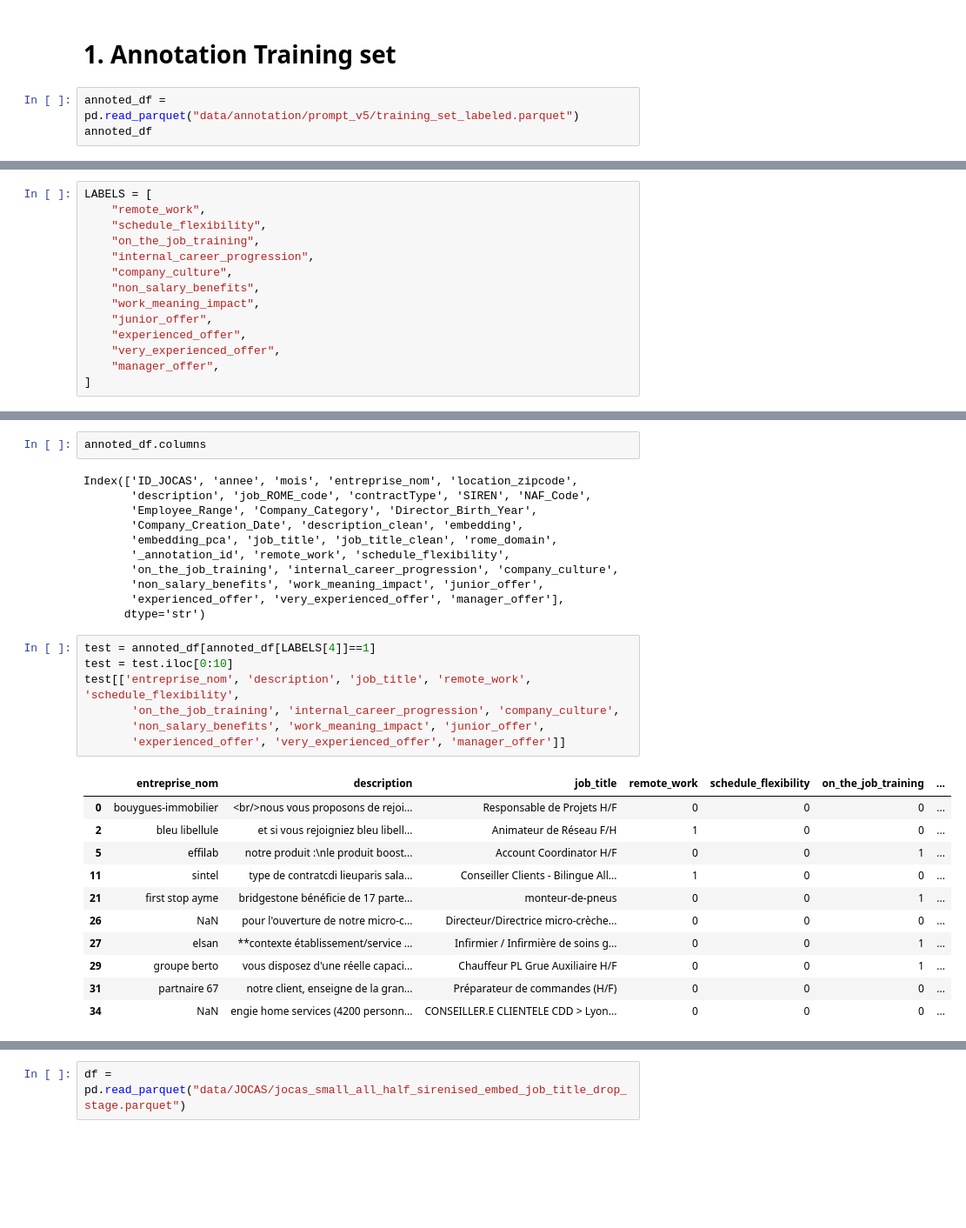
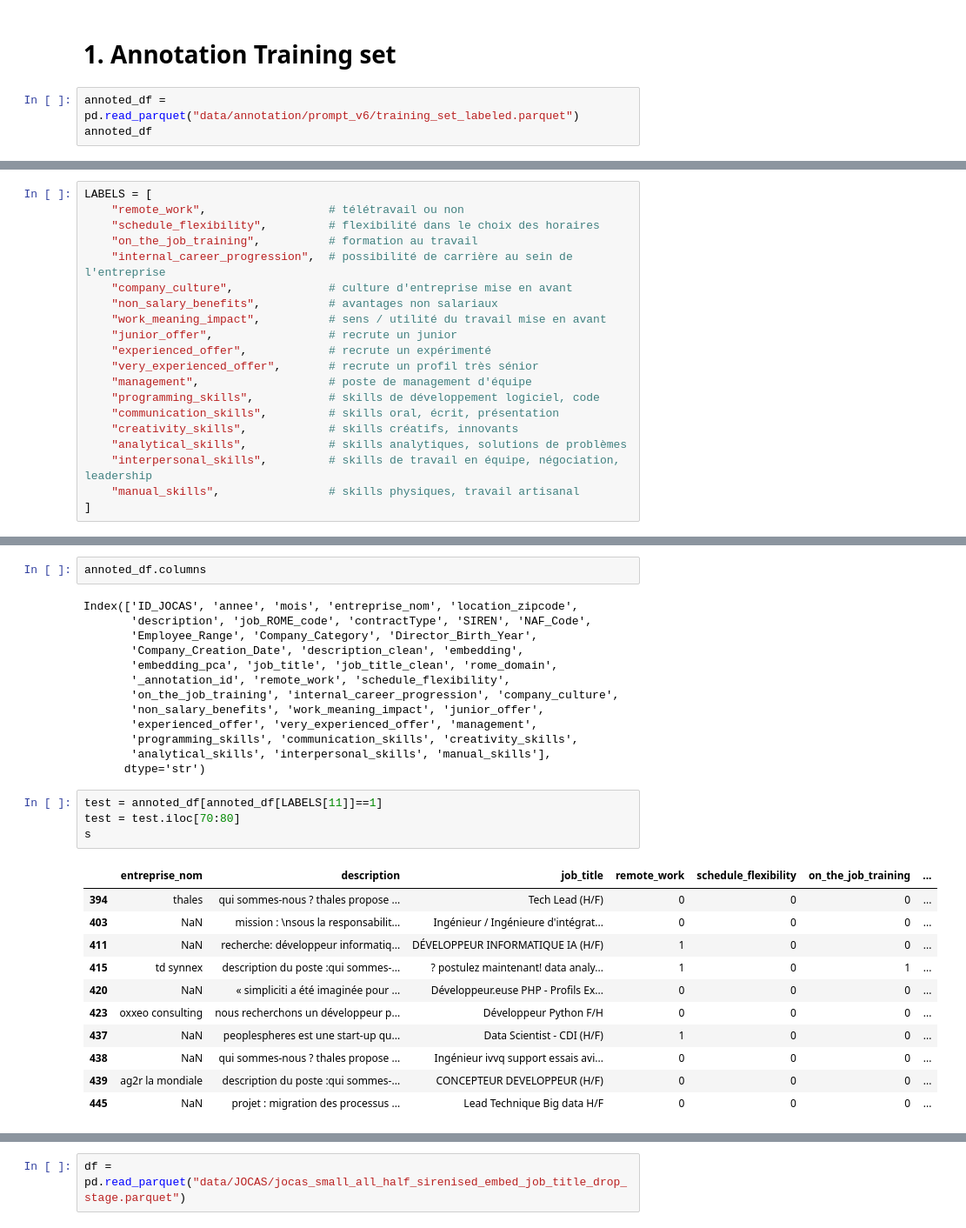
Before and after one commit to blengereau/job_postings, a Jupyter notebook: offer_detection.ipynb, the cells around one changed output, grey strips where cells are left out. Shown at 87% size. Drawn from its saved outputs; the diff is of its cells as text; blank space fills up the shorter version.

```diff
--- a/offer_detection.ipynb
+++ b/offer_detection.ipynb
@@ -4,7 +4,7 @@ import numpy as np
 # %% [markdown]
 # 1. Annotation Training set
 # %%
-annoted_df = pd.read_parquet("data/annotation/prompt_v5/training_set_labeled.parquet")
+annoted_df = pd.read_parquet("data/annotation/prompt_v6/training_set_labeled.parquet")
 annoted_df
 # %% [output]
 |  | ID_JOCAS | annee | mois | entreprise_nom | location_zipcode | description | job_ROME_code | ... |
@@ -32,14 +27,20 @@ annoted_df.shape
 # %%
 LABELS = [
-    "remote_work",
-    "schedule_flexibility",
-    "on_the_job_training",
-    "internal_career_progression",
-    "company_culture",
-    "non_salary_benefits",
-    "work_meaning_impact",
-    "junior_offer",
-    "experienced_offer",
-    "very_experienced_offer",
-    "manager_offer",
+    "remote_work",                  # télétravail ou non
+    "schedule_flexibility",         # flexibilité dans le choix des horaires
+    "on_the_job_training",          # formation au travail
+    "internal_career_progression",  # possibilité de carrière au sein de l'entreprise
+    "company_culture",              # culture d'entreprise mise en avant
+    "non_salary_benefits",          # avantages non salariaux
+    "work_meaning_impact",          # sens / utilité du travail mise en avant
+    "junior_offer",                 # recrute un junior
+    "experienced_offer",            # recrute un expérimenté
+    "very_experienced_offer",       # recrute un profil très sénior
+    "management",                   # poste de management d'équipe
+    "programming_skills",           # skills de développement logiciel, code
+    "communication_skills",         # skills oral, écrit, présentation
+    "creativity_skills",            # skills créatifs, innovants
+    "analytical_skills",            # skills analytiques, solutions de problèmes
+    "interpersonal_skills",         # skills de travail en équipe, négociation, leadership
+    "manual_skills",                # skills physiques, travail artisanal
 ]
@@ -54,25 +97,24 @@ Index(['ID_JOCAS', 'annee', 'mois', 'entreprise_nom', 'location_zipcode',
        '_annotation_id', 'remote_work', 'schedule_flexibility',
        'on_the_job_training', 'internal_career_progression', 'company_culture',
        'non_salary_benefits', 'work_meaning_impact', 'junior_offer',
-       'experienced_offer', 'very_experienced_offer', 'manager_offer'],
+       'experienced_offer', 'very_experienced_offer', 'management',
+       'programming_skills', 'communication_skills', 'creativity_skills',
+       'analytical_skills', 'interpersonal_skills', 'manual_skills'],
       dtype='str')
 # %%
-test = annoted_df[annoted_df[LABELS[4]]==1]
-test = test.iloc[0:10]
-test[['entreprise_nom', 'description', 'job_title', 'remote_work', 'schedule_flexibility',
-       'on_the_job_training', 'internal_career_progression', 'company_culture',
-       'non_salary_benefits', 'work_meaning_impact', 'junior_offer',
-       'experienced_offer', 'very_experienced_offer', 'manager_offer']]
+test = annoted_df[annoted_df[LABELS[11]]==1]
+test = test.iloc[70:80]
+s
 # %% [output]
 |  | entreprise_nom | description | job_title | remote_work | schedule_flexibility | on_the_job_training | ... |
-| 0 | bouygues-immobilier | <br/>nous vous proposons de rejoi... | Responsable de Projets H/F | 0 | 0 | 0 | ... |
-| 2 | bleu libellule | et si vous rejoigniez bleu libell... | Animateur de Réseau F/H | 1 | 0 | 0 | ... |
-| 5 | effilab | notre produit :\nle produit boost... | Account Coordinator H/F | 0 | 0 | 1 | ... |
-| 11 | sintel | type de contratcdi lieuparis sala... | Conseiller Clients - Bilingue All... | 1 | 0 | 0 | ... |
-| 21 | first stop ayme | bridgestone bénéficie de 17 parte... | monteur-de-pneus | 0 | 0 | 1 | ... |
-| 26 | NaN | pour l'ouverture de notre micro-c... | Directeur/Directrice micro-crèche... | 0 | 0 | 0 | ... |
-| 27 | elsan | **contexte établissement/service ... | Infirmier / Infirmière de soins g... | 0 | 0 | 1 | ... |
-| 29 | groupe berto | vous disposez d'une réelle capaci... | Chauffeur PL Grue Auxiliaire H/F | 0 | 0 | 1 | ... |
-| 31 | partnaire 67 | notre client, enseigne de la gran... | Préparateur de commandes (H/F) | 0 | 0 | 0 | ... |
-| 34 | NaN | engie home services (4200 personn... | CONSEILLER.E CLIENTELE CDD > Lyon... | 0 | 0 | 0 | ... |
+| 394 | thales | qui sommes-nous ? thales propose ... | Tech Lead (H/F) | 0 | 0 | 0 | ... |
+| 403 | NaN | mission : \nsous la responsabilit... | Ingénieur / Ingénieure d'intégrat... | 0 | 0 | 0 | ... |
+| 411 | NaN | recherche: développeur informatiq... | DÉVELOPPEUR INFORMATIQUE IA (H/F) | 1 | 0 | 0 | ... |
+| 415 | td synnex | description du poste :qui sommes-... | ? postulez maintenant! data analy... | 1 | 0 | 1 | ... |
+| 420 | NaN | « simpliciti a été imaginée pour ... | Développeur.euse PHP - Profils Ex... | 0 | 0 | 0 | ... |
+| 423 | oxxeo consulting | nous recherchons un développeur p... | Développeur Python F/H | 0 | 0 | 0 | ... |
+| 437 | NaN | peoplespheres est une start-up qu... | Data Scientist - CDI (H/F) | 1 | 0 | 0 | ... |
+| 438 | NaN | qui sommes-nous ? thales propose ... | Ingénieur ivvq support essais avi... | 0 | 0 | 0 | ... |
+| 439 | ag2r la mondiale | description du poste :qui sommes-... | CONCEPTEUR DEVELOPPEUR (H/F) | 0 | 0 | 0 | ... |
+| 445 | NaN | projet : migration des processus ... | Lead Technique Big data H/F | 0 | 0 | 0 | ... |
 # %%
```
Also changed, not shown: parts of 5 cells of this notebook, 4 other files.
